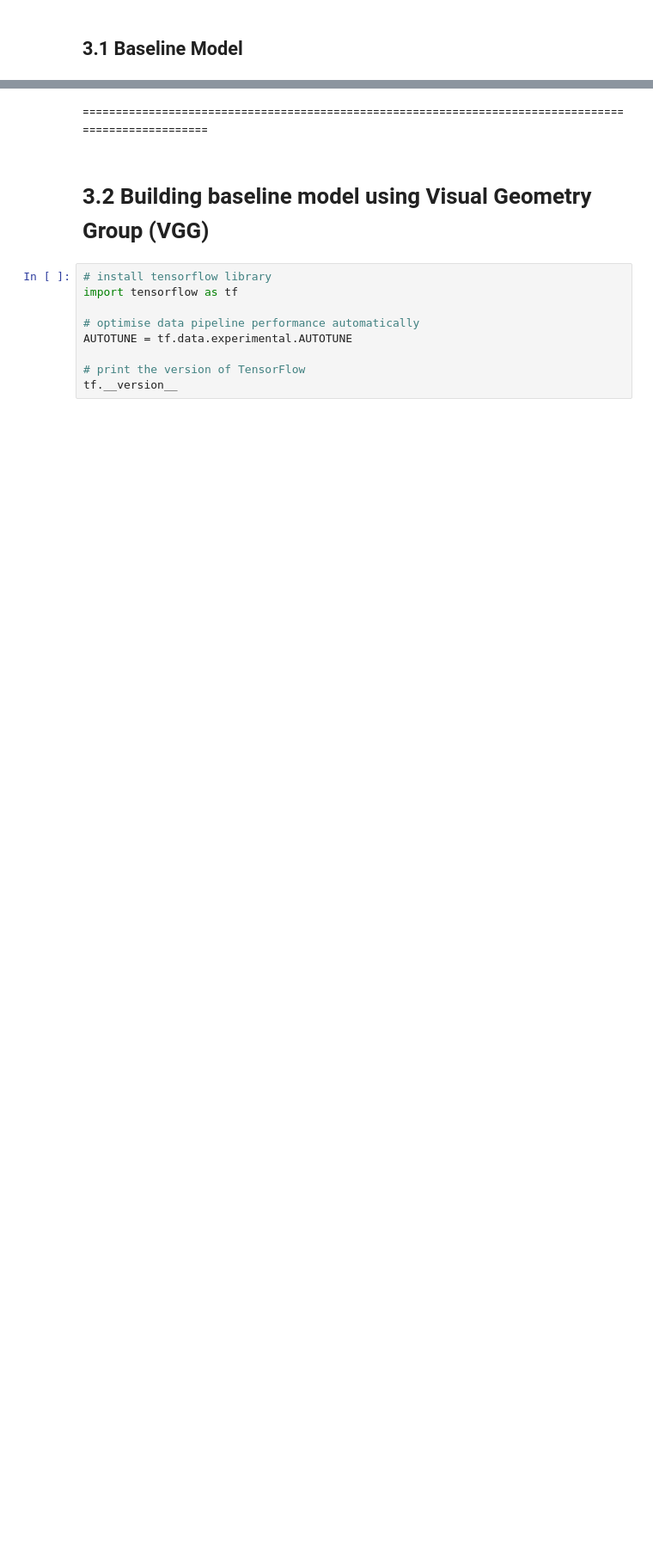
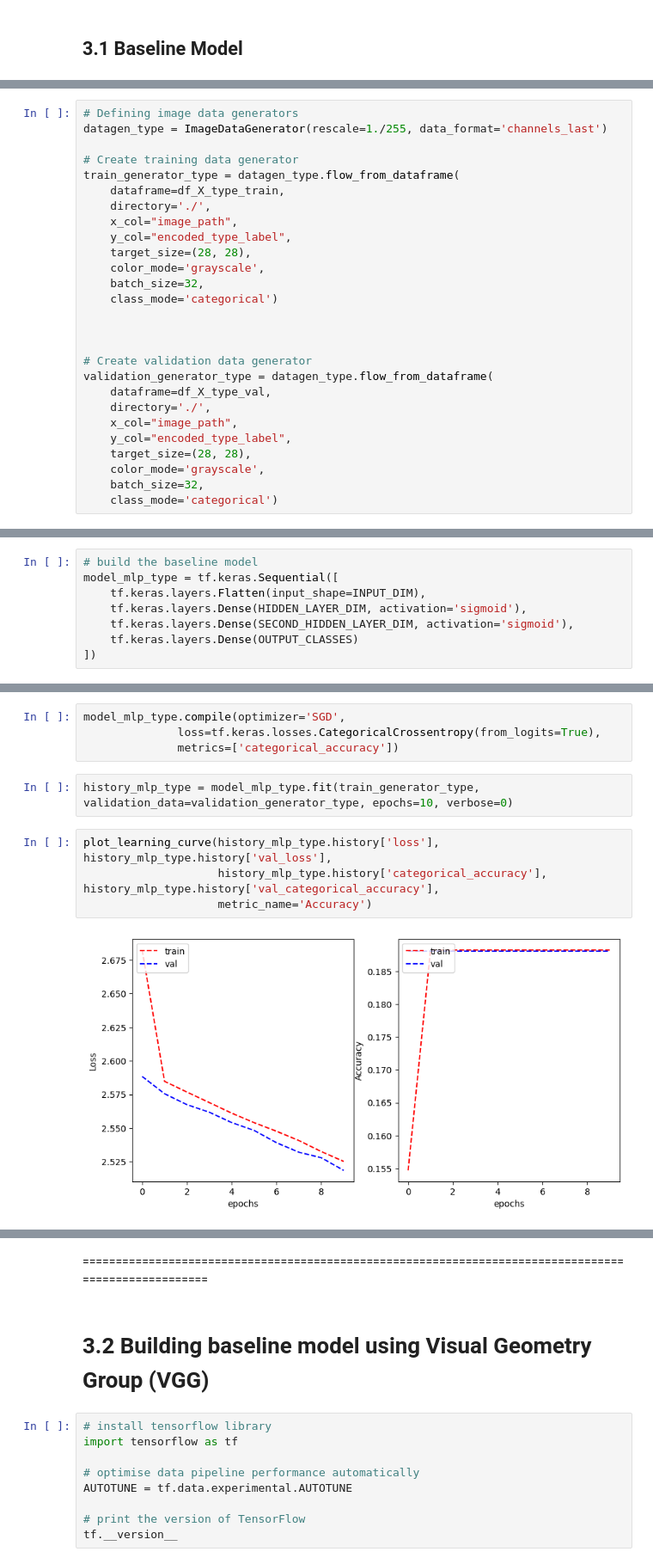
Before and after one commit to afrahhassan/afrahhassan, a Jupyter notebook: assignment2.ipynb, the cells around one changed output, grey strips where cells are left out. Shown at 86% size. Cells and saved outputs as stored; diff of their text form; blank space fills up the shorter version.

```diff
--- a/assignment2.ipynb
+++ b/assignment2.ipynb
@@ -870,0 +788,27 @@ plot_learning_curve(history.history['loss'], history.history['val_loss'],
+# %%
+# Defining image data generators
+datagen_type = ImageDataGenerator(rescale=1./255, data_format='channels_last')
+
+# Create training data generator
+train_generator_type = datagen_type.flow_from_dataframe(
+    dataframe=df_X_type_train,
+    directory='./',
+    x_col="image_path",
+    y_col="encoded_type_label",
+    target_size=(28, 28),
+    color_mode='grayscale',
+    batch_size=32,
+    class_mode='categorical')
+
+
+
+# Create validation data generator
+validation_generator_type = datagen_type.flow_from_dataframe(
+    dataframe=df_X_type_val,
+    directory='./',
+    x_col="image_path",
+    y_col="encoded_type_label",
+    target_size=(28, 28),
+    color_mode='grayscale',
+    batch_size=32,
+    class_mode='categorical')
@@ -870,0 +843,8 @@ plot_learning_curve(history.history['loss'], history.history['val_loss'],
+# %%
+# build the baseline model
+model_mlp_type = tf.keras.Sequential([
+    tf.keras.layers.Flatten(input_shape=INPUT_DIM),
+    tf.keras.layers.Dense(HIDDEN_LAYER_DIM, activation='sigmoid'),
+    tf.keras.layers.Dense(SECOND_HIDDEN_LAYER_DIM, activation='sigmoid'),
+    tf.keras.layers.Dense(OUTPUT_CLASSES)
+])
@@ -870,0 +871,12 @@ plot_learning_curve(history.history['loss'], history.history['val_loss'],
+# %%
+model_mlp_type.compile(optimizer='SGD',
+              loss=tf.keras.losses.CategoricalCrossentropy(from_logits=True),
+              metrics=['categorical_accuracy'])
+# %%
+history_mlp_type = model_mlp_type.fit(train_generator_type, validation_data=validation_generator_type, epochs=10, verbose=0)
+# %%
+plot_learning_curve(history_mlp_type.history['loss'], history_mlp_type.history['val_loss'],
+                    history_mlp_type.history['categorical_accuracy'], history_mlp_type.history['val_categorical_accuracy'],
+                    metric_name='Accuracy')
+# %% [output]
+[figure, added]
```
Also changed, not shown: parts of 41 cells of this notebook.
